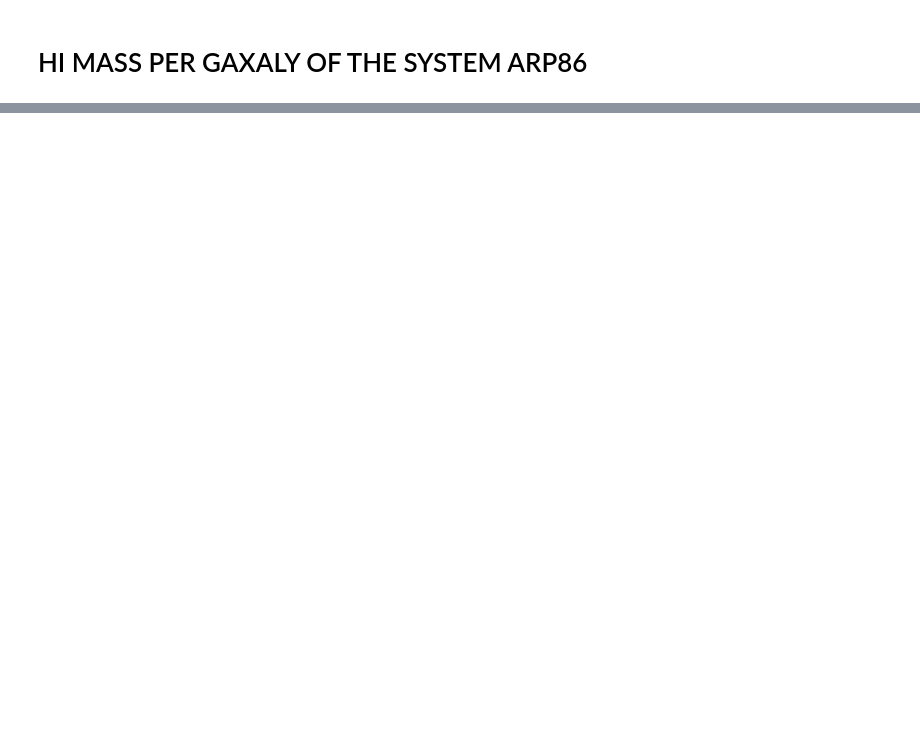
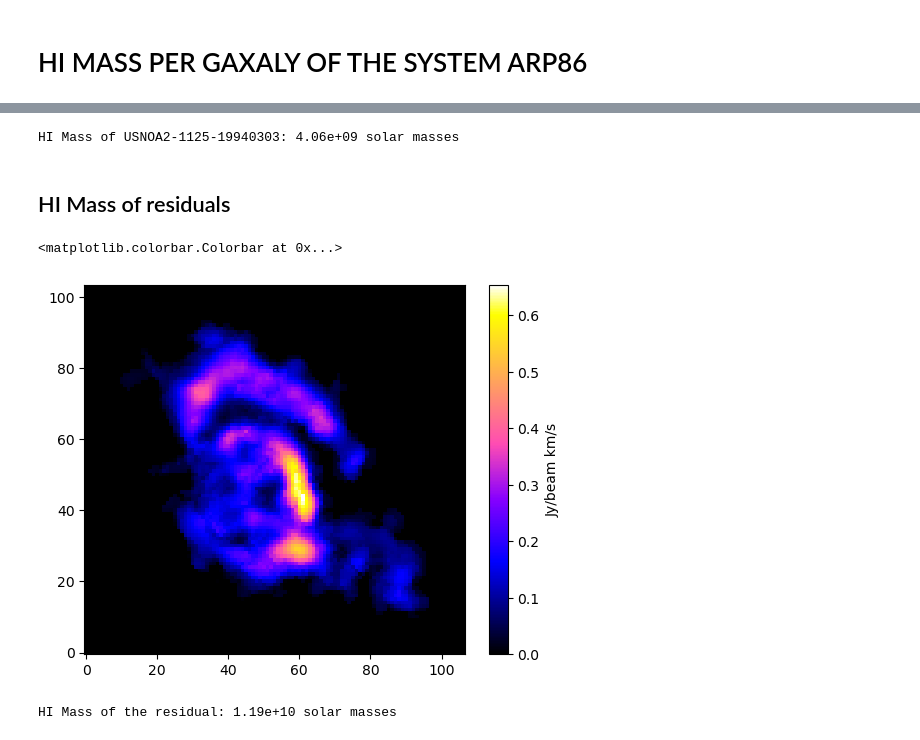
Before and after one commit to AnyelTars/Arp86-Galaxy-System, a Jupyter notebook: HI-mass-per-galaxy/HImass.ipynb, the cells around one changed output, grey strips where cells are left out. Drawn from its saved outputs; the diff is of its cells as text; code cells hidden in the pictures; blank space fills up the shorter version.

Commit message:
update HI-mass-per-galaxy notebooks

```diff
--- a/HI-mass-per-galaxy/HImass.ipynb
+++ b/HI-mass-per-galaxy/HImass.ipynb
@@ -26,0 +56,38 @@ print(M_HI)
+# %%
+HImassUSNOA=computeHImass(data_USNOA, header_USNOA)
+print(f"HI Mass of USNOA2-1125-19940303: {format(HImassUSNOA,".2e")} solar masses")
+# %% [output]
+HI Mass of USNOA2-1125-19940303: 4.06e+09 solar masses
+# %% [markdown]
+## HI Mass of residuals
+# %%
+# data of the model NGC7753
+directory_7753 = "/home/angeldavid/Desktop/Fedora/RESEARCH-INTERSHIPS/data_cubes/NGC7753/"
+data_model_ngc7753 = fits.getdata(directory_7753 + "output3/SoFiA_J234703.61+292835.6/SoFiA_J234703.61+292835.6mod_azim.fits")
+
+# data for the model ngc7752
+directory_7752 = "/home/angeldavid/Desktop/Fedora/RESEARCH-INTERSHIPS/data_cubes/NGC7752/"
+data_model_ngc7752 = fits.getdata(directory_7752 + "output/SoFiA_J234703.61+292835.6/SoFiA_J234703.61+292835.6mod_azim.fits")
+data_ngc7752 = fits.getdata(directory_7752 + "ngc7752_cube1.fits")
+
+# data for the model of the companion galaxy 2MASXJ23470758+2926531
+directory_companion = "/home/angeldavid/Desktop/Fedora/RESEARCH-INTERSHIPS/data_cubes/USNOA2-1125-19940303/"
+data_model_companion = fits.getdata(directory_companion+"output/SoFiA_J234703.61+292835.6/SoFiA_J234703.61+292835.6mod_azim.fits")
+data_arp3 = fits.getdata(directory_companion + "arp86-3_cube1.fits")
+# %%
+residuals= (data_cube - data_model_ngc7753-data_model_ngc7752-data_model_companion)
+data_res_masked = np.where(data_mask, residuals, 0)
+data_res_masked = np.where(data_res_masked<0,0,data_res_masked)
+# %%
+mom0_residual = np.nansum(data_res_masked, axis=0) * abs(data_residual_header['CDELT3']) * 1e-3 # Jy/beam km/s
+#mom0_residual = np.where(mom0_residual < 0, 0, mom0_residual)
+plt.imshow(mom0_residual, origin='lower', cmap='gnuplot2')
+plt.colorbar(label='Jy/beam km/s')
+# %% [output]
+<matplotlib.colorbar.Colorbar at 0x...>
+[figure, added]
+# %%
+HImassResidual=computeHImass(data_res_masked, data_residual_header)
+print(f"HI Mass of the residual: {format(HImassResidual,".2e")} solar masses")
+# %% [output]
+HI Mass of the residual: 1.19e+10 solar masses
```
Also changed, not shown: parts of 8 cells of this notebook.
